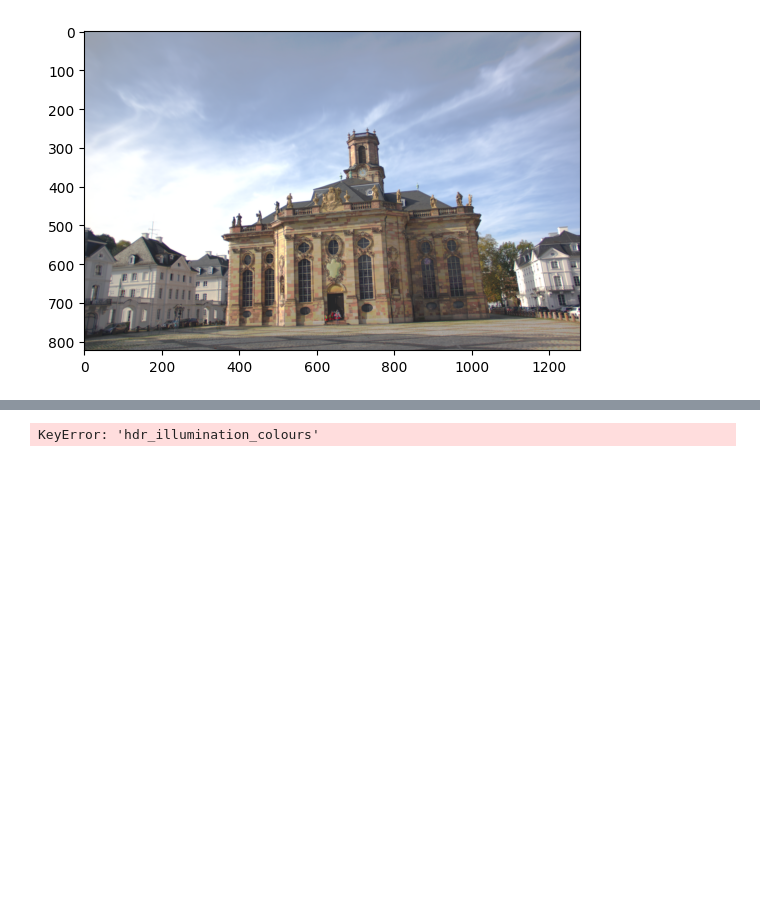
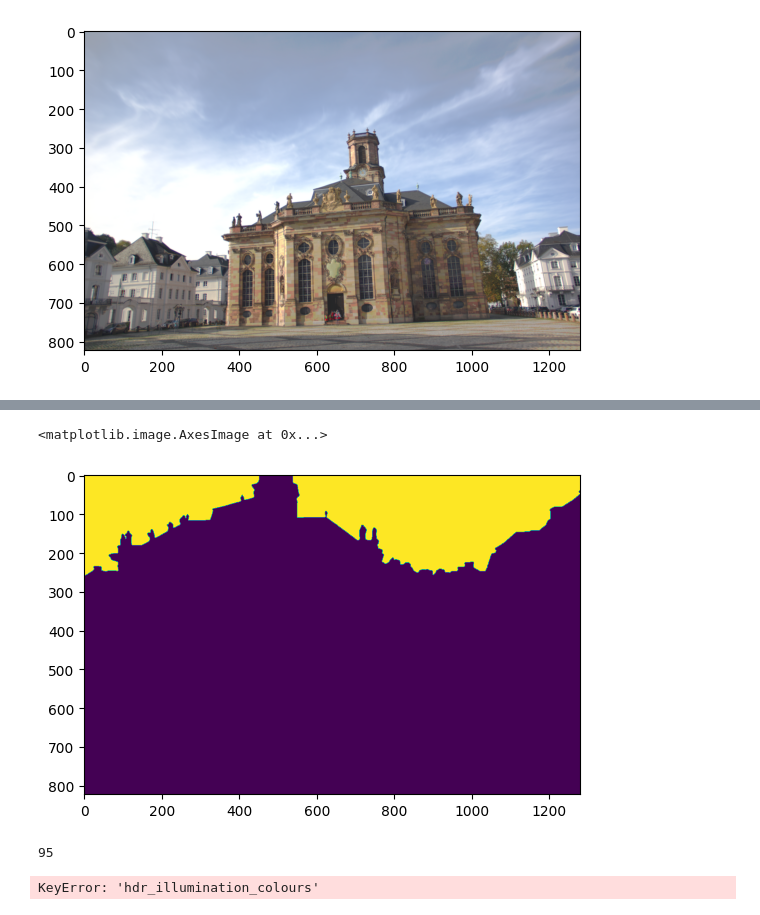
Before and after one commit to JADGardner/neusky, a Jupyter notebook: notebooks/test.ipynb, the cells around one changed output, grey strips where cells are left out. Cells and saved outputs as stored; diff of their text form; code cells hidden in the pictures; blank space fills up the shorter version.

```diff
--- a/notebooks/test.ipynb
+++ b/notebooks/test.ipynb
@@ -109,3 +123,12 @@ Compile with `TORCH_USE_CUDA_DSA` to enable device-side assertions.
+# %%
+plt.imshow(image_batch['mask'][:, :, 3].cpu().numpy())
+# %% [output]
+<matplotlib.image.AxesImage at 0x...>
+[figure, added]
+# %%
+datamanager.eval_session_holdout_dataloader[0]
+# %% [output]
+95
 # %%
 plt.imshow(model_output['hdr_illumination_colours'].cpu().numpy())
 # %% [output]
```
Also changed, not shown: parts of 8 cells of this notebook, 9 other files.
